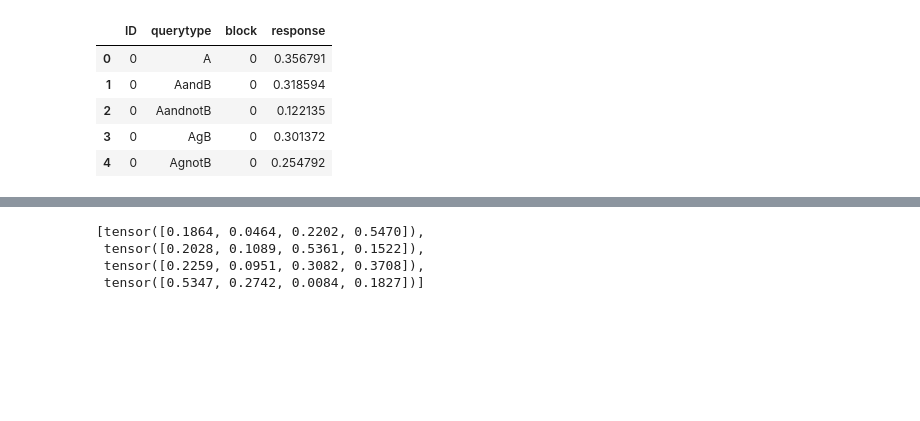
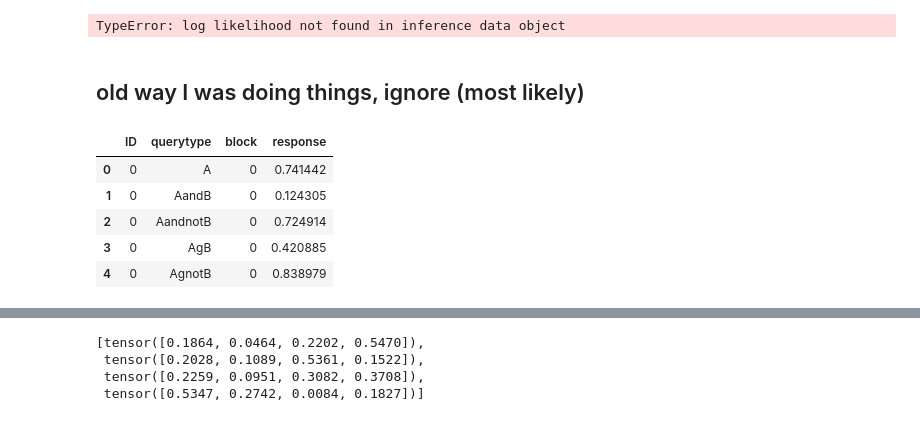
Before and after one commit to derekpowell/bayesian-sampler, a Jupyter notebook: bayes-sampler-nb.ipynb, the cells around one changed output, grey strips where cells are left out. Drawn from its saved outputs; the diff is of its cells as text; code cells hidden in the pictures; blank space fills up the shorter version.

```diff
--- a/bayes-sampler-nb.ipynb
+++ b/bayes-sampler-nb.ipynb
@@ -92,3 +542,9 @@ def dm_probs(trial_data, theta, n_obs):
+# %%
+az.stats.waic(pyro_data)
+# %% [output]
+TypeError: log likelihood not found in inference data object
+# %% [markdown]
+## old way I was doing things, ignore (most likely)
 # %%
 def sim_sampling(p, beta, N, k):
     p_bs = p * N / (N + 2.*beta) + beta/(N + 2.*beta)
@@ -97,8 +553,8 @@ def sim_sampling(p, beta, N, k):
 ## ------
 ## simulate data into pandas DataFrame
 ## -------
-n_participants = 100
-n_blocks = 4
+n_participants = 20
+n_blocks = 3
 
 trial_types = list(df.querytype)
 
@@ -107,39 +563,39 @@ n_trial_types = len(trial_types)
 trials = trial_types*n_blocks
 blocks = list(np.repeat(np.array(list(range(0, n_blocks))), n_trial_types))
 
 all_participants = list(np.repeat(np.array(list(range(0, n_participants))), n_trial_types*n_blocks))
 all_trials = trials*n_participants
 all_blocks = blocks*n_participants
 all_responses = t.ones(0)
 
 all_thetas = []
 
 for i in range(0, n_participants):
     theta = dist.Dirichlet(t.ones(4)).sample()
 
     probs = dm_probs(trials, theta, len(trials))
-    responses = sim_sampling(probs, 1, 10, 100)
+    responses = sim_sampling(probs, beta=1, N=10, k=100)
 
     all_thetas.append(theta)
     all_responses = t.cat((all_responses, responses))
 
 sim_data = pd.DataFrame(
     data = {
         "ID": all_participants,
         "querytype": all_trials,
         "block": all_blocks,
         "response": all_responses
     }
 )
 
 sim_data.head()
 # %% [output]
 |  | ID | querytype | block | response |
-| 0 | 0 | A | 0 | 0.356791 |
-| 1 | 0 | AandB | 0 | 0.318594 |
-| 2 | 0 | AandnotB | 0 | 0.122135 |
-| 3 | 0 | AgB | 0 | 0.301372 |
-| 4 | 0 | AgnotB | 0 | 0.254792 |
+| 0 | 0 | A | 0 | 0.741442 |
+| 1 | 0 | AandB | 0 | 0.124305 |
+| 2 | 0 | AandnotB | 0 | 0.724914 |
+| 3 | 0 | AgB | 0 | 0.420885 |
+| 4 | 0 | AgnotB | 0 | 0.838979 |
 # %%
 ## now munge pandas dataframe into what is fed into model
 def sort_trials(trial_data, observations):
```
Also changed, not shown: parts of 30 cells of this notebook, 2 other files.
